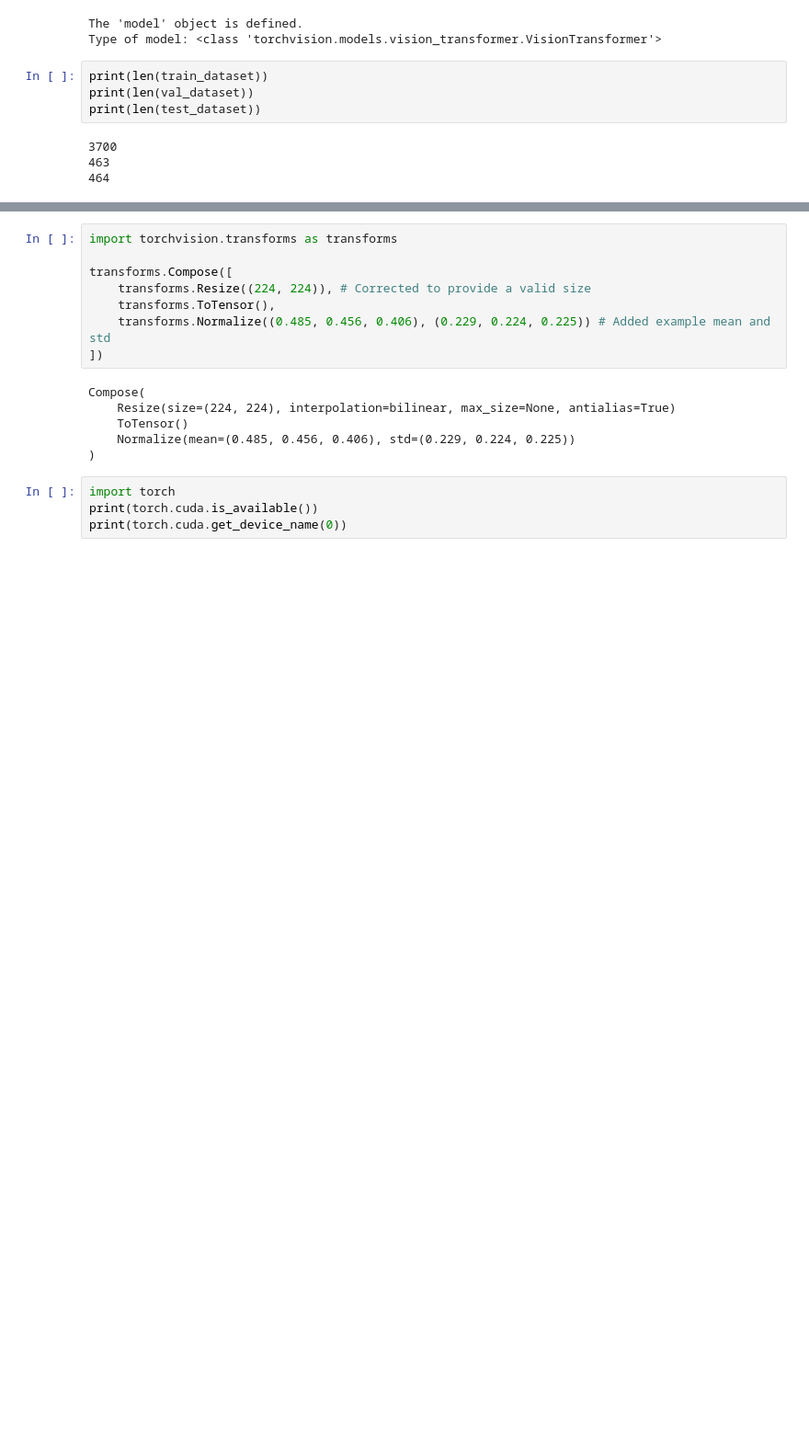
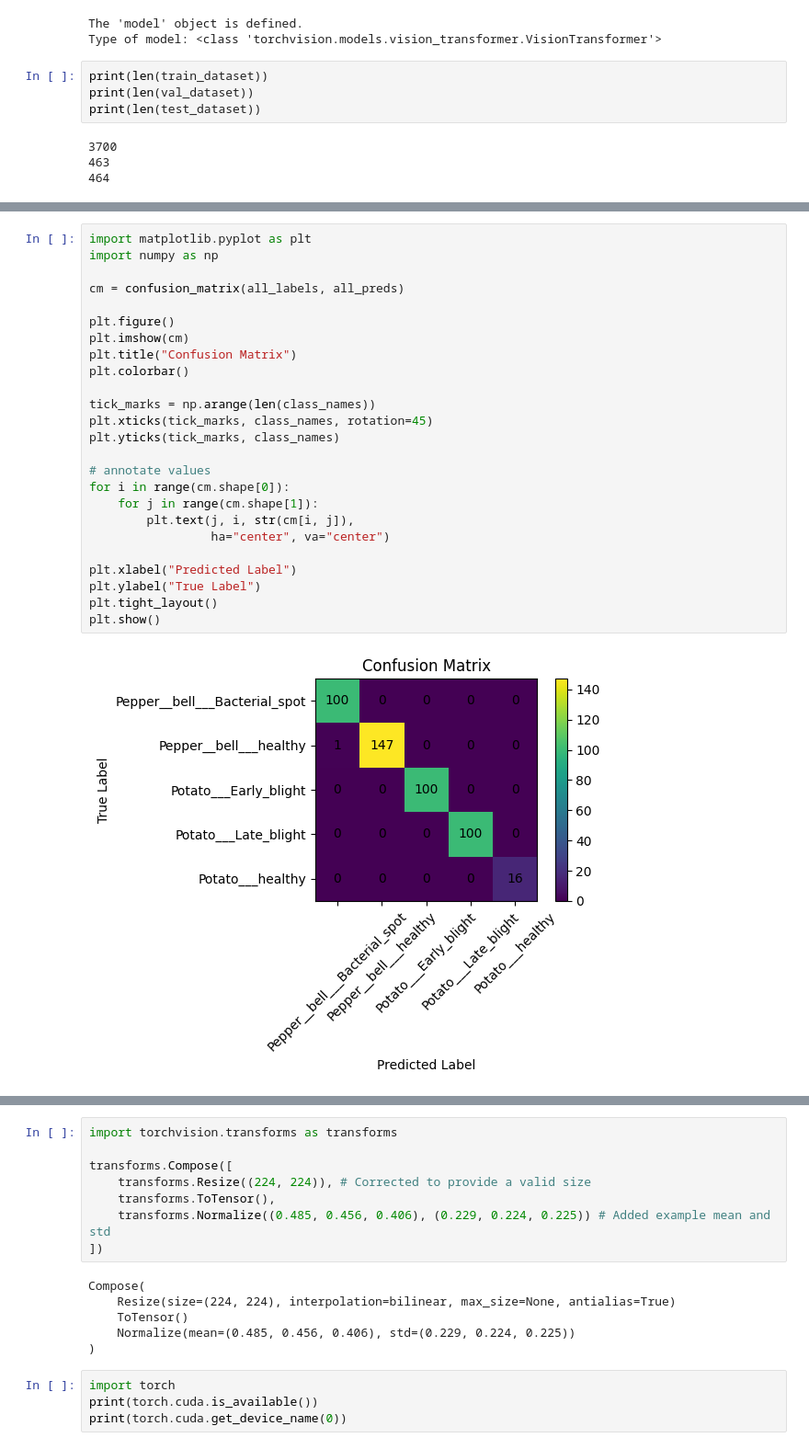
Before and after one commit to Ande404/CNN-vs-VIT-Agribench, a Jupyter notebook: vit_baseline.ipynb, the cells around one changed output, grey strips where cells are left out. Shown at 92% size. Cells and saved outputs as stored; diff of their text form; blank space fills up the shorter version.

```diff
--- a/vit_baseline.ipynb
+++ b/vit_baseline.ipynb
@@ -988,0 +1110,27 @@ print(len(test_dataset))
+# %%
+import matplotlib.pyplot as plt
+import numpy as np
+
+cm = confusion_matrix(all_labels, all_preds)
+
+plt.figure()
+plt.imshow(cm)
+plt.title("Confusion Matrix")
+plt.colorbar()
+
+tick_marks = np.arange(len(class_names))
+plt.xticks(tick_marks, class_names, rotation=45)
+plt.yticks(tick_marks, class_names)
+
+# annotate values
+for i in range(cm.shape[0]):
+    for j in range(cm.shape[1]):
+        plt.text(j, i, str(cm[i, j]),
+                 ha="center", va="center")
+
+plt.xlabel("Predicted Label")
+plt.ylabel("True Label")
+plt.tight_layout()
+plt.show()
+# %% [output]
+[figure, added]
```
Also changed, not shown: parts of 9 cells of this notebook.
